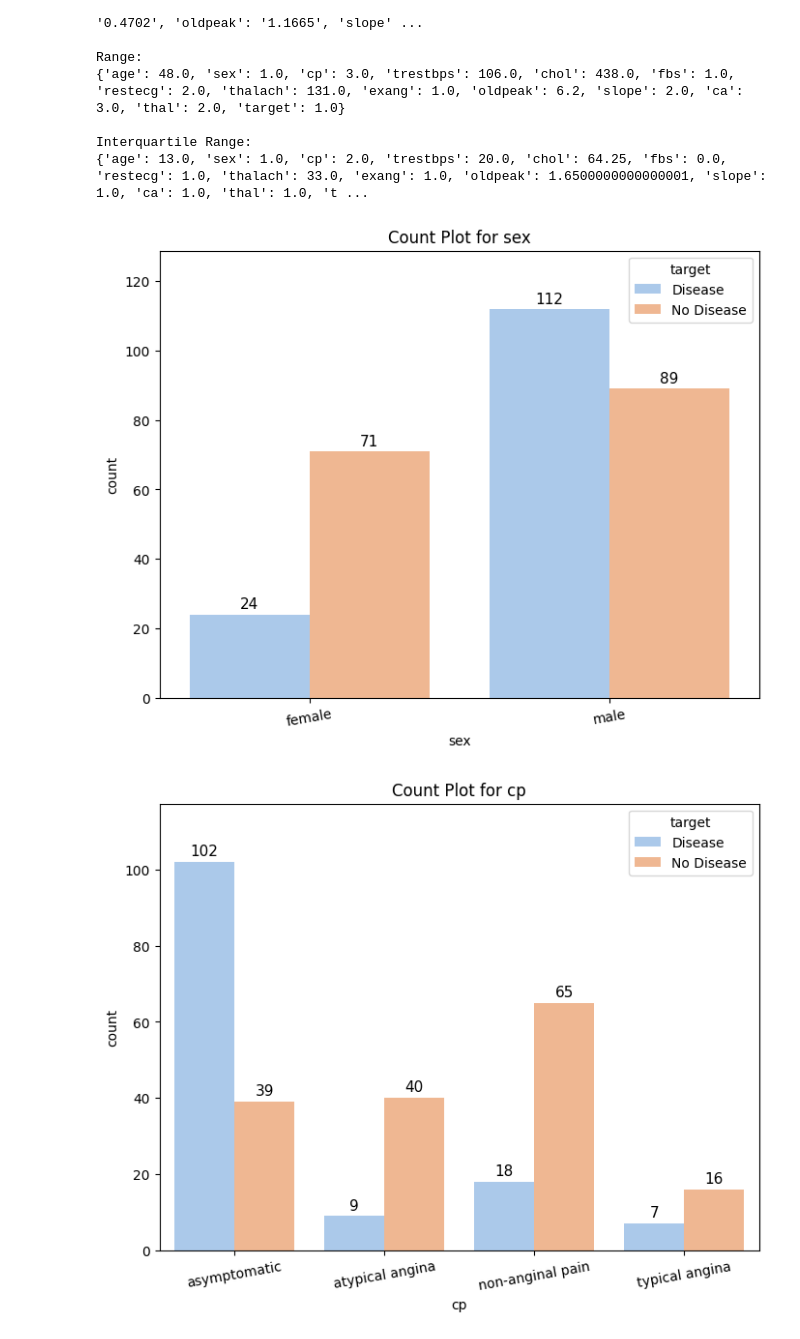
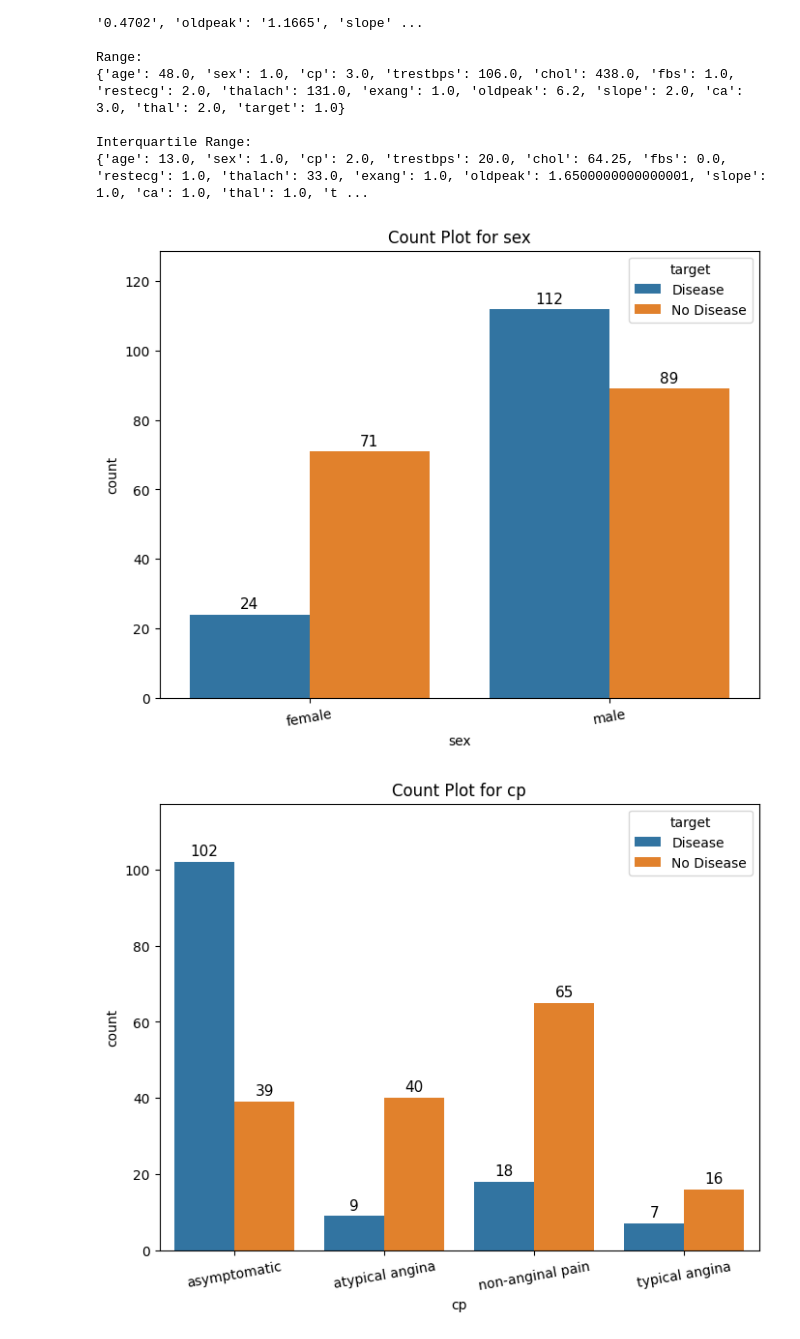
Before and after one commit to kanaishk/Machine-Learning, a Jupyter notebook: Project/Health Care/Heart Attack.ipynb, the cells around one changed output. Drawn from its saved outputs; the diff is of its cells as text; code cells hidden in the pictures.

```diff
--- a/Project/Health Care/Heart Attack.ipynb
+++ b/Project/Health Care/Heart Attack.ipynb
@@ -213,28 +213,28 @@ graph_dir = os.path.join(cwd,'Graph')
 # %%
 categorical_vars = {'sex':['female','male'],
                     'cp':['asymptomatic','atypical angina','non-anginal pain','typical angina'],
                     'fbs':['false','true'],
                     'restecg':['left ventricular hypertrophy','normal','ST-T wave abnormality'],
                     'exang':['no','yes'],
                     'slope':['downsloping','flat','upsloping'],
                     'ca':['0 vessel','1 vessel','2 vessels','3 vessels'],
                     'thal':['fixed defect','normal blood flow','reversible defect']}
 
 for var in list(categorical_vars.keys()):
     plt.figure(figsize=(8,6))
-    ax = sns.countplot(x=var, data=dataset, palette='pastel', hue='target')
+    ax = sns.countplot(x=var, data=dataset, hue='target')
     title = 'Count Plot for {}'.format(var)
     plt.xticks(np.arange(len(list(categorical_vars[var]))),list(categorical_vars[var]), rotation=10)
     plt.legend(title='target', labels=['Disease', 'No Disease'])
     plt.margins(None,0.15)
     plt.title(title)
     for p in ax.patches:
         ax.annotate(int(p.get_height()), (p.get_x() + p.get_width() / 2. , p.get_height()+1),
                     ha='center', va='center', fontsize=11, color='black', xytext=(0, 5),
                     textcoords='offset points')
     plt.savefig(os.path.join(graph_dir, title + '.png'), bbox_inches='tight')
     plt.show()
     plt.close()
 # %% [output]
-[figure, old version]
+[figure, new version]
-[figure, old version]
+[figure, new version]
```
Also changed, not shown: parts of 9 cells of this notebook, 14 other files.
